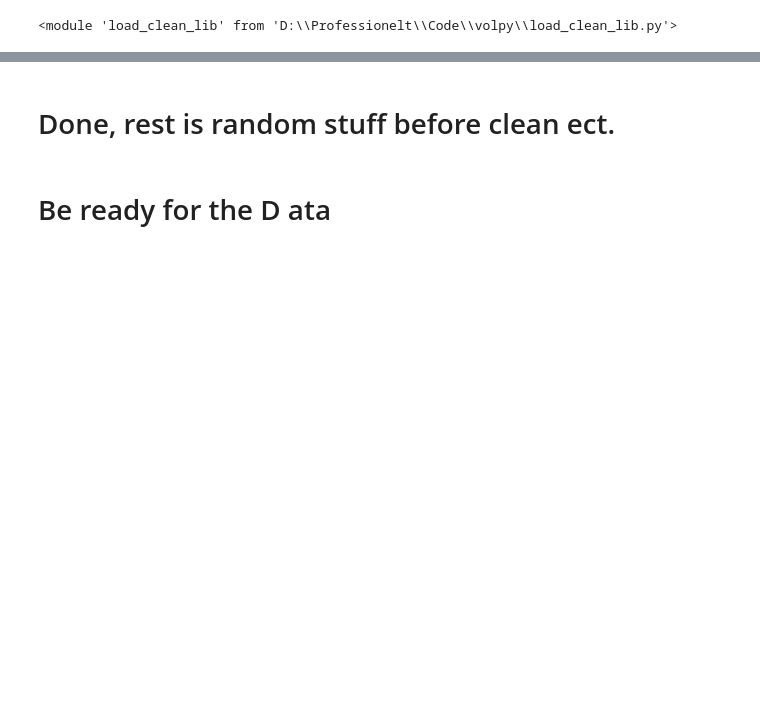
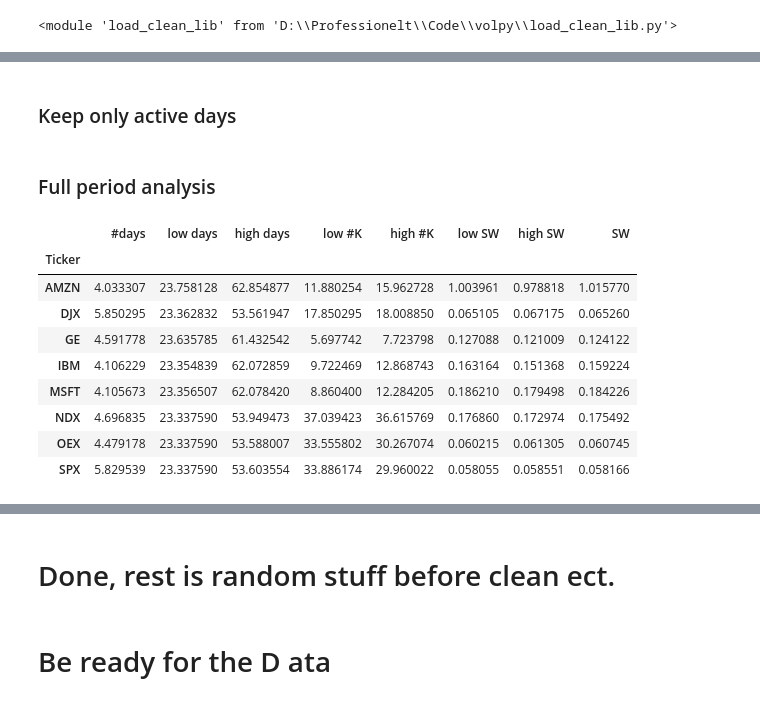
Before and after one commit to MadsHebsgaard/volpy, a Jupyter notebook: main.ipynb, the cells around one changed output, grey strips where cells are left out. Cells and saved outputs as stored; diff of their text form; code cells hidden in the pictures; blank space fills up the shorter version.

```diff
--- a/main.ipynb
+++ b/main.ipynb
@@ -106,0 +117,2 @@ summary_dly_df
+# %% [markdown]
+### Keep only active days
@@ -106,0 +121,2 @@ summary_dly_df
+# %% [markdown]
+### Full period analysis
@@ -106,0 +132,20 @@ summary_dly_df
+# %%
+import numpy as np
+
+# Select only the numeric columns in the DataFrame.
+numeric_cols = summary_dly_df.select_dtypes(include=[np.number]).columns
+
+# Filter rows where "low SW" is not NaN, group by "Ticker", and calculate the mean for numeric columns.
+avg_by_ticker = summary_dly_df[~summary_dly_df["low SW"].isna()].groupby("Ticker")[numeric_cols].mean()
+avg_by_ticker
+# %% [output]
+|  | #days | low days | high days | low #K | high #K | low SW | high SW | SW |
+| Ticker |  |  |  |  |  |  |  |  |
+| AMZN | 4.033307 | 23.758128 | 62.854877 | 11.880254 | 15.962728 | 1.003961 | 0.978818 | 1.015770 |
+| DJX | 5.850295 | 23.362832 | 53.561947 | 17.850295 | 18.008850 | 0.065105 | 0.067175 | 0.065260 |
+| GE | 4.591778 | 23.635785 | 61.432542 | 5.697742 | 7.723798 | 0.127088 | 0.121009 | 0.124122 |
+| IBM | 4.106229 | 23.354839 | 62.072859 | 9.722469 | 12.868743 | 0.163164 | 0.151368 | 0.159224 |
+| MSFT | 4.105673 | 23.356507 | 62.078420 | 8.860400 | 12.284205 | 0.186210 | 0.179498 | 0.184226 |
+| NDX | 4.696835 | 23.337590 | 53.949473 | 37.039423 | 36.615769 | 0.176860 | 0.172974 | 0.175492 |
+| OEX | 4.479178 | 23.337590 | 53.588007 | 33.555802 | 30.267074 | 0.060215 | 0.061305 | 0.060745 |
+| SPX | 5.829539 | 23.337590 | 53.603554 | 33.886174 | 29.960022 | 0.058055 | 0.058551 | 0.058166 |
```
Also changed, not shown: parts of 29 cells of this notebook, 1 other file.
